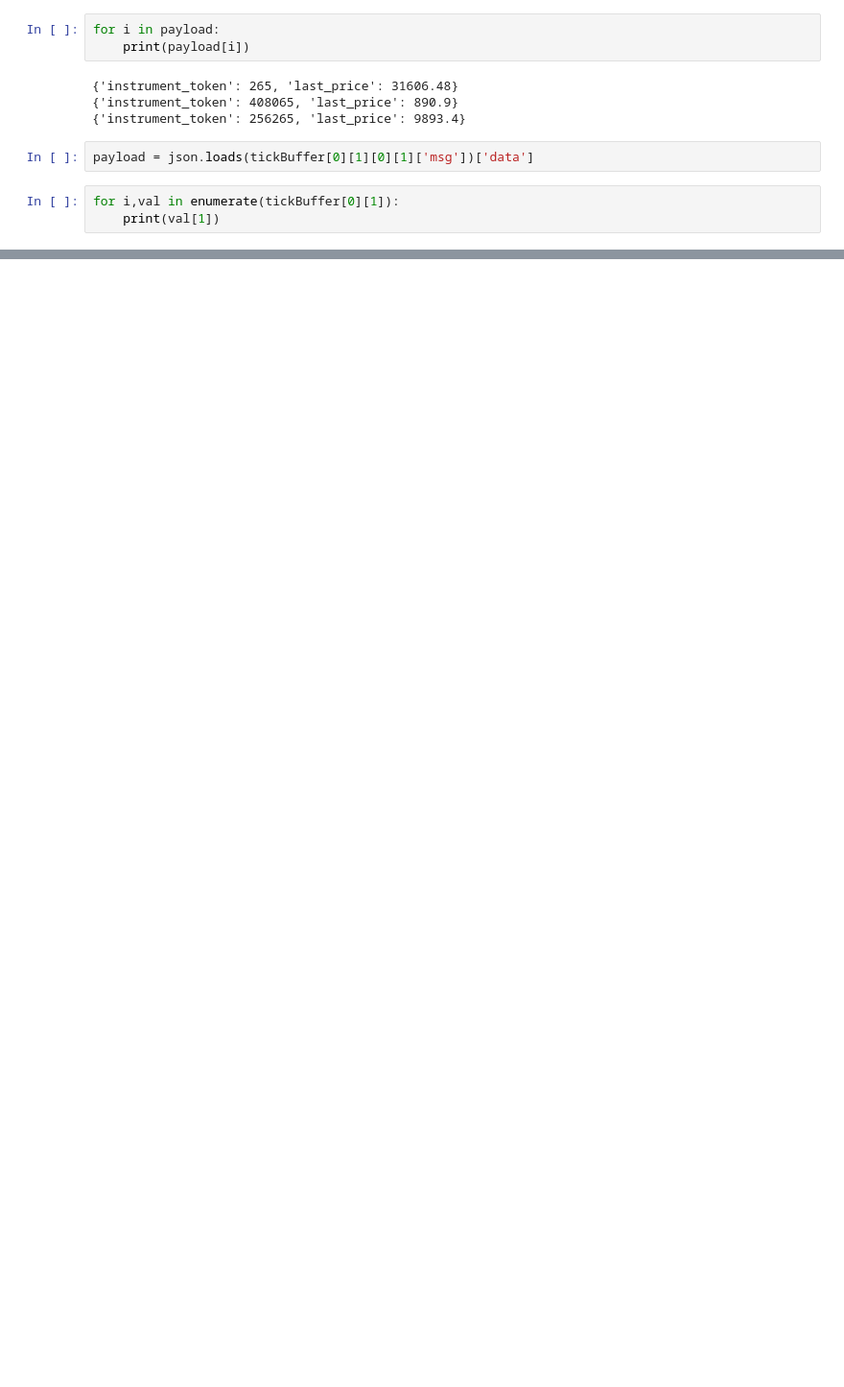
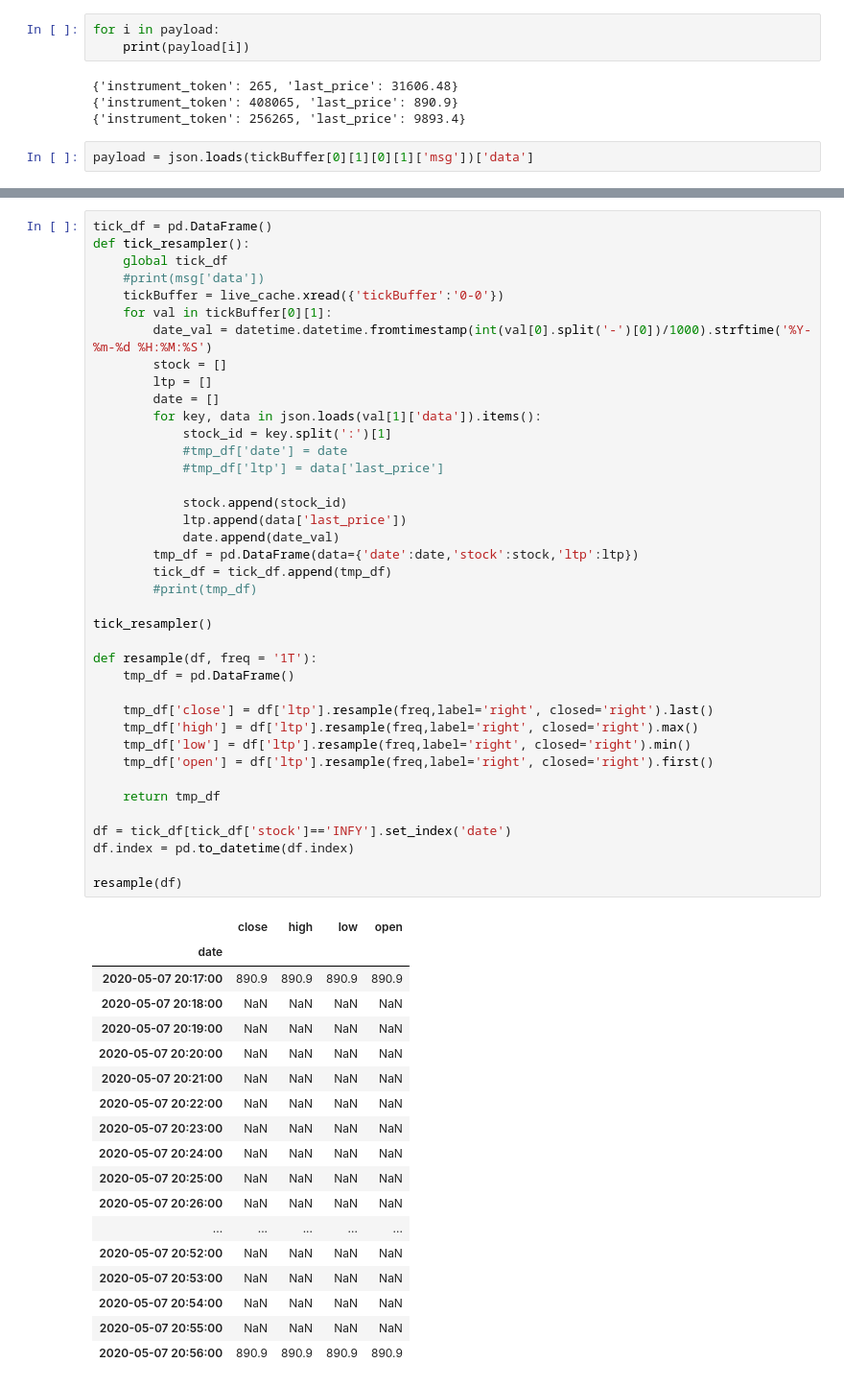
Before and after one commit to suhansaha/algotrader, a Jupyter notebook: src/freedom_v2_unit_test.ipynb, the cells around one changed output, grey strips where cells are left out. Shown at 96% size. Cells and saved outputs as stored; diff of their text form; blank space fills up the shorter version.

```diff
--- a/src/freedom_v2_unit_test.ipynb
+++ b/src/freedom_v2_unit_test.ipynb
@@ -445,6 +421,3 @@ for i in payload:
 {'instrument_token': 256265, 'last_price': 9893.4}
 # %%
 payload = json.loads(tickBuffer[0][1][0][1]['msg'])['data']
-# %%
-for i,val in enumerate(tickBuffer[0][1]):
-    print(val[1])
@@ -457,0 +429,58 @@ for i,val in enumerate(tickBuffer[0][1]):
+# %%
+tick_df = pd.DataFrame()
+def tick_resampler():
+    global tick_df
+    #print(msg['data'])
+    tickBuffer = live_cache.xread({'tickBuffer':'0-0'})
+    for val in tickBuffer[0][1]:
+        date_val = datetime.datetime.fromtimestamp(int(val[0].split('-')[0])/1000).strftime('%Y-%m-%d %H:%M:%S')
+        stock = []
+        ltp = []
+        date = []
+        for key, data in json.loads(val[1]['data']).items():
+            stock_id = key.split(':')[1]
+            #tmp_df['date'] = date
+            #tmp_df['ltp'] = data['last_price']
+
+            stock.append(stock_id)
+            ltp.append(data['last_price'])
+            date.append(date_val)
+        tmp_df = pd.DataFrame(data={'date':date,'stock':stock,'ltp':ltp})
+        tick_df = tick_df.append(tmp_df)
+        #print(tmp_df)
+
+tick_resampler()
+
+def resample(df, freq = '1T'):
+    tmp_df = pd.DataFrame()
+
+    tmp_df['close'] = df['ltp'].resample(freq,label='right', closed='right').last()
+    tmp_df['high'] = df['ltp'].resample(freq,label='right', closed='right').max()
+    tmp_df['low'] = df['ltp'].resample(freq,label='right', closed='right').min()
+    tmp_df['open'] = df['ltp'].resample(freq,label='right', closed='right').first()
+
+    return tmp_df
+
+df = tick_df[tick_df['stock']=='INFY'].set_index('date')
+df.index = pd.to_datetime(df.index)
+
+resample(df)
+# %% [output]
+|  | close | high | low | open |
+| date |  |  |  |  |
+| 2020-05-07 20:17:00 | 890.9 | 890.9 | 890.9 | 890.9 |
+| 2020-05-07 20:18:00 | NaN | NaN | NaN | NaN |
+| 2020-05-07 20:19:00 | NaN | NaN | NaN | NaN |
+| 2020-05-07 20:20:00 | NaN | NaN | NaN | NaN |
+| 2020-05-07 20:21:00 | NaN | NaN | NaN | NaN |
+| 2020-05-07 20:22:00 | NaN | NaN | NaN | NaN |
+| 2020-05-07 20:23:00 | NaN | NaN | NaN | NaN |
+| 2020-05-07 20:24:00 | NaN | NaN | NaN | NaN |
+| 2020-05-07 20:25:00 | NaN | NaN | NaN | NaN |
+| 2020-05-07 20:26:00 | NaN | NaN | NaN | NaN |
+| ... | ... | ... | ... | ... |
+| 2020-05-07 20:52:00 | NaN | NaN | NaN | NaN |
+| 2020-05-07 20:53:00 | NaN | NaN | NaN | NaN |
+| 2020-05-07 20:54:00 | NaN | NaN | NaN | NaN |
+| 2020-05-07 20:55:00 | NaN | NaN | NaN | NaN |
+| 2020-05-07 20:56:00 | 890.9 | 890.9 | 890.9 | 890.9 |
```
Also changed, not shown: parts of 17 cells of this notebook, 2 other files.
